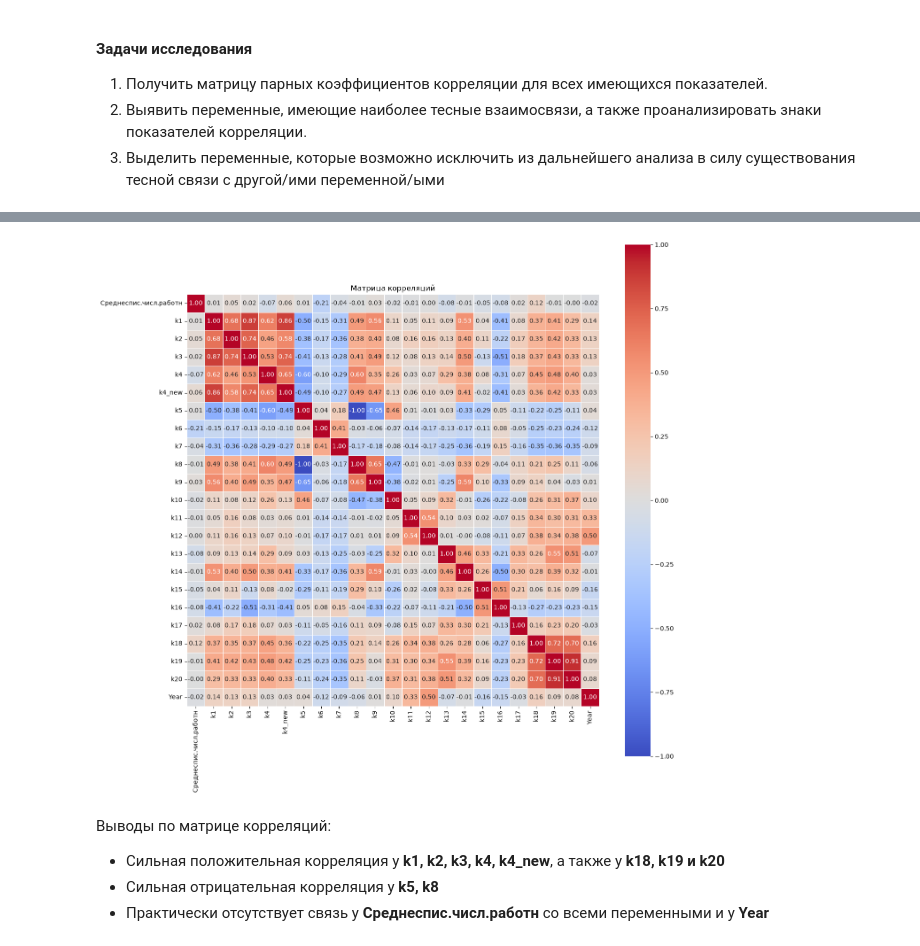
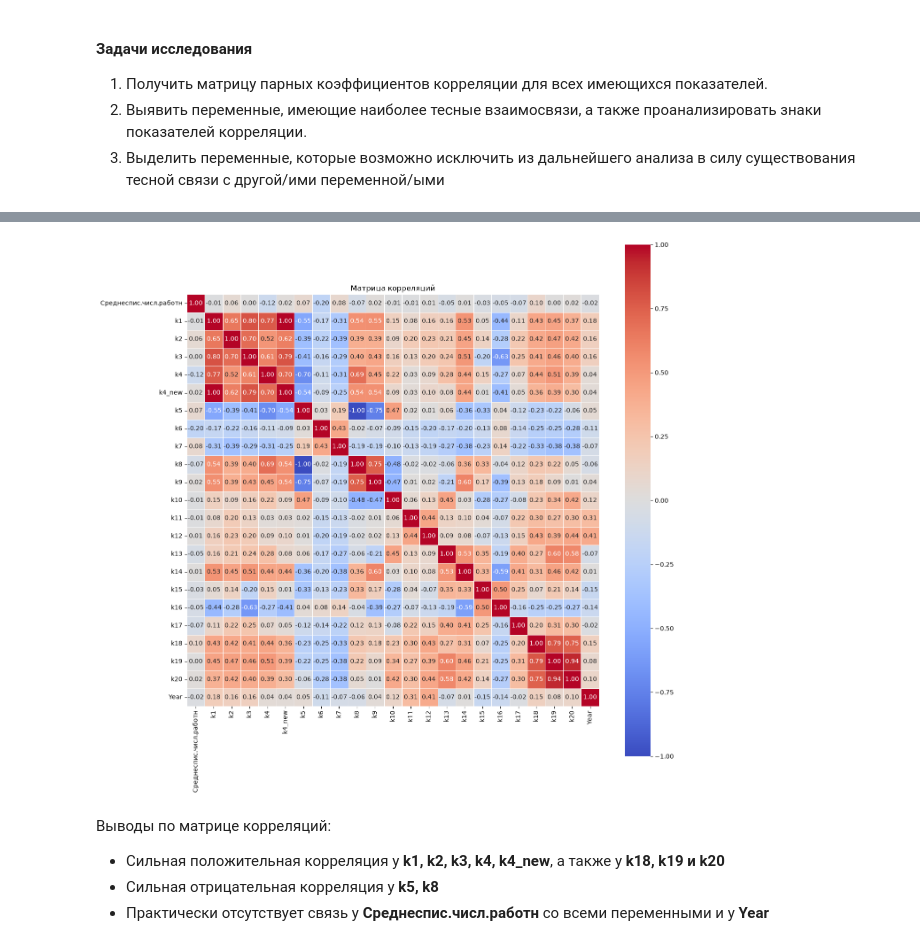
Before and after one commit to indzhrih/DAEFI, a Jupyter notebook: Lab1/analysis.ipynb, the cells around one changed output, grey strips where cells are left out. Drawn from its saved outputs; the diff is of its cells as text; code cells hidden in the pictures.

```diff
--- a/Lab1/analysis.ipynb
+++ b/Lab1/analysis.ipynb
@@ -64,7 +63,7 @@ for column in columns:
     x = data[column].dropna()
 
     plt.figure(figsize = (6, 3))
-    plt.hist(x, bins = 20, density = 'True', color = 'salmon',edgecolor = 'black', alpha = 0.7)
+    plt.hist(x, bins = 'fd', density = True, color = 'salmon',edgecolor = 'black', alpha = 0.7)
 
     x_normal = np.linspace(x.min(), x.max(), 300)
     y_normal = norm.pdf(x_normal, loc = x.mean(), scale = x.std())
@@ -177,14 +197,25 @@ def hampel_test(data, k = 5.2):
 # %%
-def censored_stats(column, data, censored_data):
-    outliers_count = ((data != censored_data) & data.notna()).sum()
-    outliers_percent = round(outliers_count / len(censored_data) * 100, 2)
-    print(f"{column}: {outliers_count}, {outliers_percent}%")
-
 data_censored = data.copy()
-columns = data_censored.select_dtypes(include = ['number']).columns
+columns = data_censored.select_dtypes(include=['number']).columns
+hampel_results = []
 
 for column in columns:
-    lower_bound, upper_bound = hampel_test(data_censored[column], 6)
-    data_censored[column] = data_censored[column].clip(lower_bound, upper_bound)
-    censored_stats(column, data[column], data_censored[column])
+    k, percent = select_hampel_k(data[column])
+
+    if np.isnan(k):
+        hampel_results.append([column, np.nan, np.nan, np.nan, 0, 0])
+        continue
+
+    lower_bound, upper_bound = hampel_filter(data[column], k)
+    outliers = (data[column] < lower_bound) | (data[column] > upper_bound)
+    outliers_count = outliers.sum()
+    valid_count = data[column].notna().sum()
+    outliers_percent = outliers_count / valid_count * 100
+
+    data_censored[column] = data[column].clip(lower_bound, upper_bound)
+    hampel_results.append([column, k, lower_bound, upper_bound, outliers_count, outliers_percent])
+
+hampel_results = pd.DataFrame(hampel_results, columns=['Показатель', 'k', 'Нижняя граница', 'Верхняя граница', 'Количество экстремальных', 'Доля экстремальных, %'])
+
+display(hampel_results)
 # %% [output]
@@ -307,10 +348,10 @@ display(stats.iloc[:, 12:23])
 # %%
 plt.figure(figsize = (15, 15))
-sns.heatmap(data_scaled.corr(), annot = True, fmt = '.2f', vmin = -1, vmax = 1, square = True, linewidths = 0.5, cmap = 'coolwarm')
+sns.heatmap(data_censored.corr(method = 'spearman'), annot = True, fmt = '.2f', vmin = -1, vmax = 1, square = True, linewidths = 0.5, cmap = 'coolwarm')
 plt.title('Матрица корреляций')
 plt.show()
 # %% [output]
-[figure, old version]
+[figure, new version]
 # %% [markdown]
 Выводы по матрице корреляций:
 - Сильная положительная корреляция у **k1, k2, k3, k4, k4_new**, а также у **k18, k19 и k20**
```
Also changed, not shown: parts of 15 cells of this notebook.
